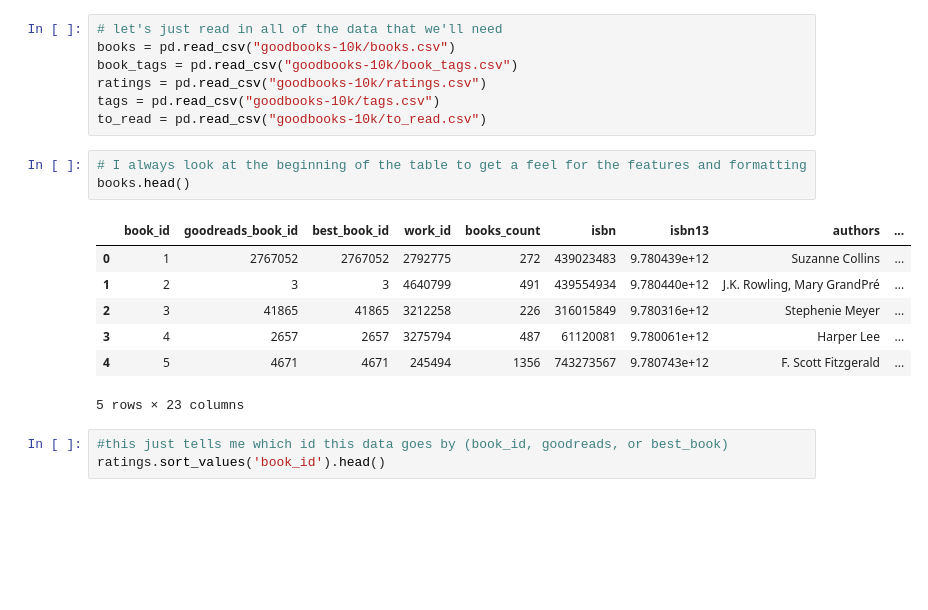
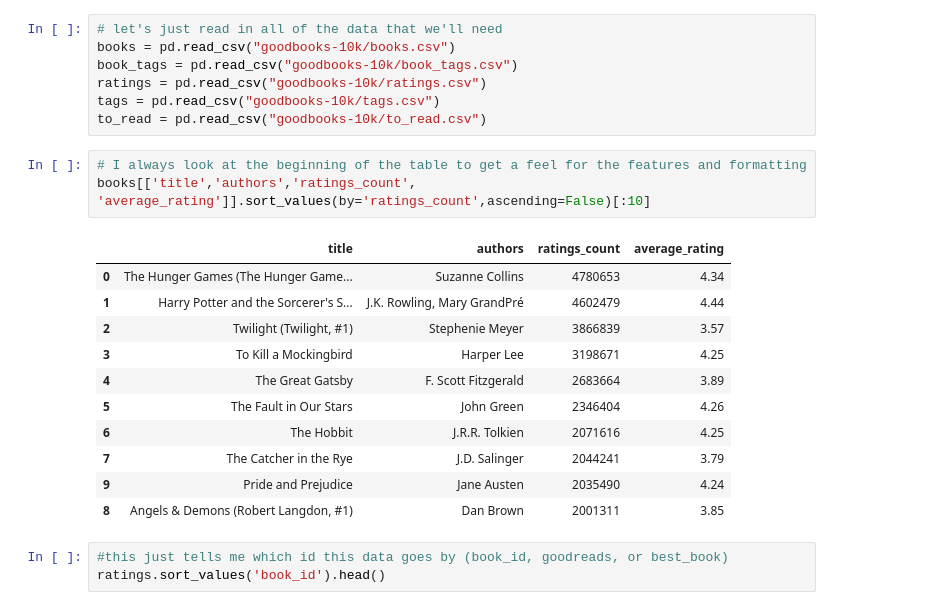
Before and after one commit to ColinB19/BookRecommender, a Jupyter notebook: exploratory_analysis_v2.ipynb, the cells around one changed output. Cells and saved outputs as stored; diff of their text form; blank space fills up the shorter version.

```diff
--- a/exploratory_analysis_v2.ipynb
+++ b/exploratory_analysis_v2.ipynb
@@ -25,15 +25,19 @@ tags = pd.read_csv("goodbooks-10k/tags.csv")
 to_read = pd.read_csv("goodbooks-10k/to_read.csv")
 # %%
 # I always look at the beginning of the table to get a feel for the features and formatting
-books.head()
+books[['title','authors','ratings_count', 'average_rating']].sort_values(by='ratings_count',ascending=False)[:10]
 # %% [output]
-|  | book_id | goodreads_book_id | best_book_id | work_id | books_count | isbn | isbn13 | authors | ... |
-| 0 | 1 | 2767052 | 2767052 | 2792775 | 272 | 439023483 | 9.780439e+12 | Suzanne Collins | ... |
-| 1 | 2 | 3 | 3 | 4640799 | 491 | 439554934 | 9.780440e+12 | J.K. Rowling, Mary GrandPré | ... |
-| 2 | 3 | 41865 | 41865 | 3212258 | 226 | 316015849 | 9.780316e+12 | Stephenie Meyer | ... |
-| 3 | 4 | 2657 | 2657 | 3275794 | 487 | 61120081 | 9.780061e+12 | Harper Lee | ... |
-| 4 | 5 | 4671 | 4671 | 245494 | 1356 | 743273567 | 9.780743e+12 | F. Scott Fitzgerald | ... |
+|  | title | authors | ratings_count | average_rating |
+| 0 | The Hunger Games (The Hunger Game... | Suzanne Collins | 4780653 | 4.34 |
+| 1 | Harry Potter and the Sorcerer's S... | J.K. Rowling, Mary GrandPré | 4602479 | 4.44 |
+| 2 | Twilight (Twilight, #1) | Stephenie Meyer | 3866839 | 3.57 |
+| 3 | To Kill a Mockingbird | Harper Lee | 3198671 | 4.25 |
+| 4 | The Great Gatsby | F. Scott Fitzgerald | 2683664 | 3.89 |
+| 5 | The Fault in Our Stars | John Green | 2346404 | 4.26 |
+| 6 | The Hobbit | J.R.R. Tolkien | 2071616 | 4.25 |
+| 7 | The Catcher in the Rye | J.D. Salinger | 2044241 | 3.79 |
+| 9 | Pride and Prejudice | Jane Austen | 2035490 | 4.24 |
+| 8 | Angels & Demons (Robert Langdon, #1) | Dan Brown | 2001311 | 3.85 |
-5 rows × 23 columns
 # %%
 #this just tells me which id this data goes by (book_id, goodreads, or best_book)
 ratings.sort_values('book_id').head()
```
